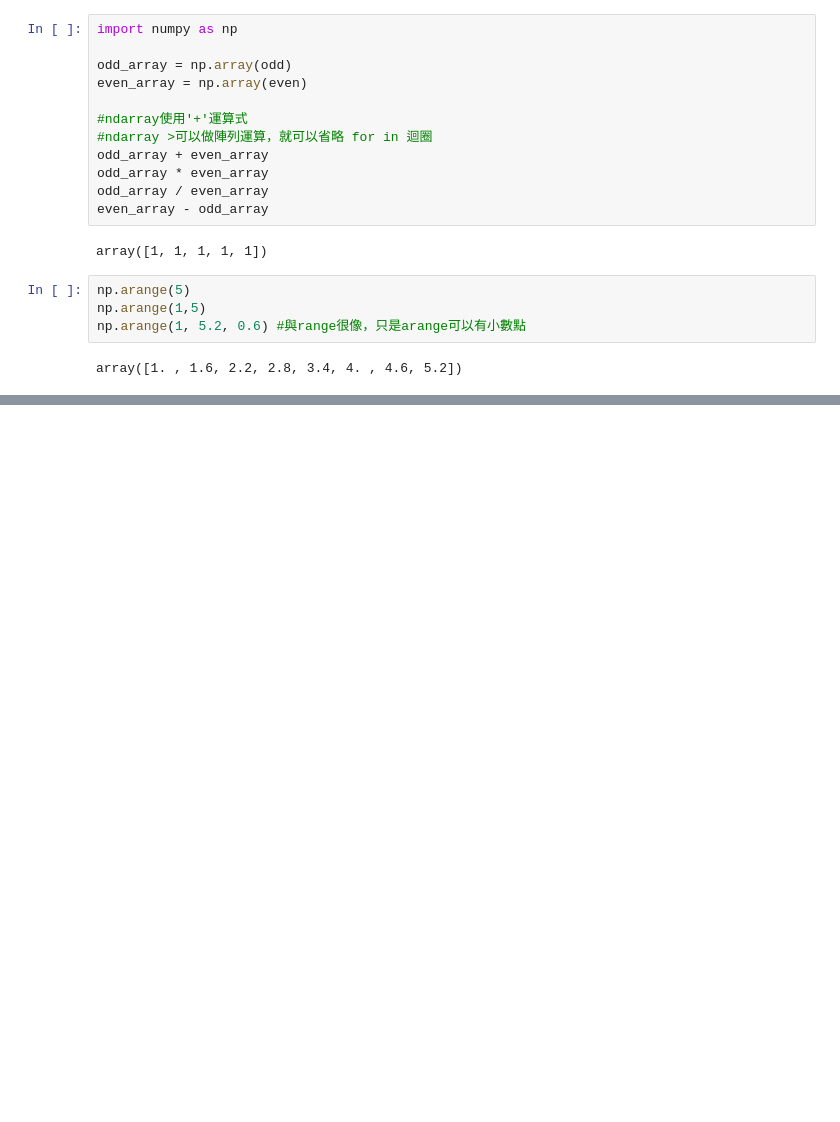
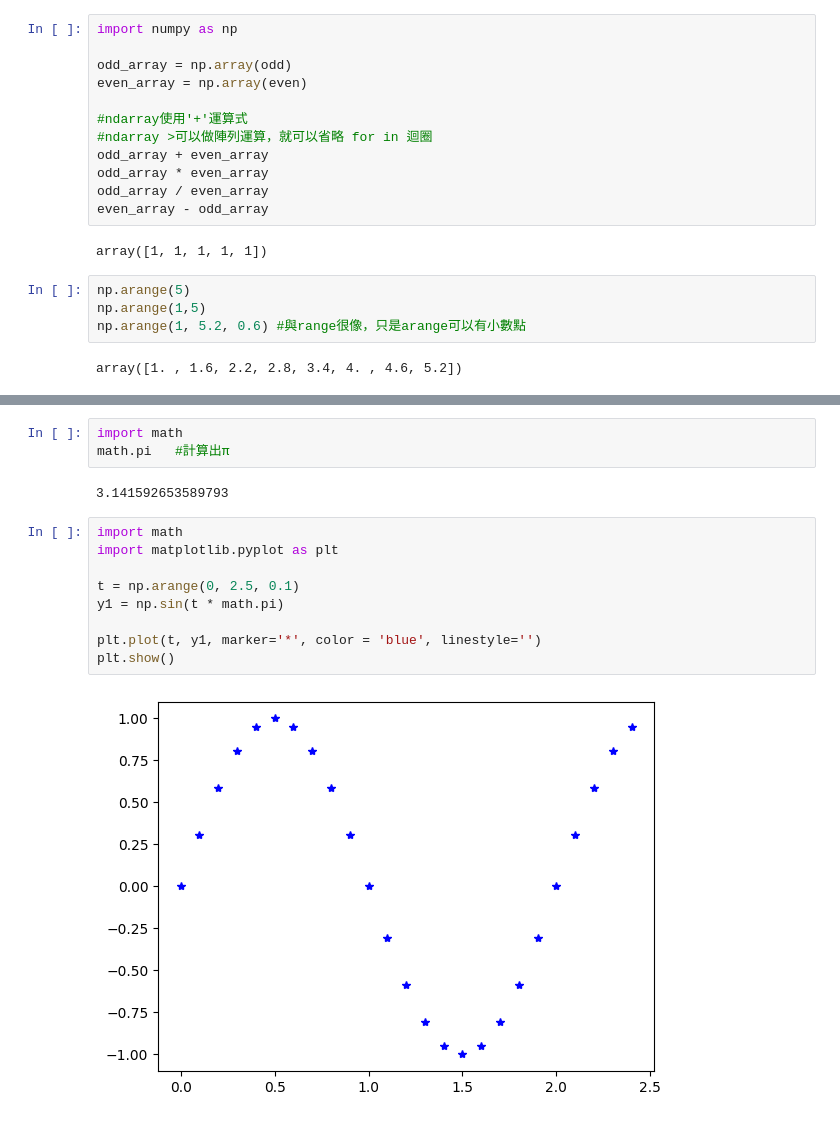
Before and after one commit to Chi-Feng-Tseng/test, a Jupyter notebook: lesson14/lesson14_1.ipynb, the cells around one changed output, grey strips where cells are left out. Drawn from its saved outputs; the diff is of its cells as text; blank space fills up the shorter version.

```diff
--- a/lesson14/lesson14_1.ipynb
+++ b/lesson14/lesson14_1.ipynb
@@ -47,0 +61,16 @@ array([0.        , 0.02040816, 0.04081633, 0.06122449, 0.08163265,
+# %%
+import math
+math.pi   #計算出π
+# %% [output]
+3.141592653589793
+# %%
+import math
+import matplotlib.pyplot as plt
+
+t = np.arange(0, 2.5, 0.1)
+y1 = np.sin(t * math.pi)
+
+plt.plot(t, y1, marker='*', color = 'blue', linestyle='')
+plt.show()
+# %% [output]
+[figure, added]
```
Also changed, not shown: parts of 5 cells of this notebook.
